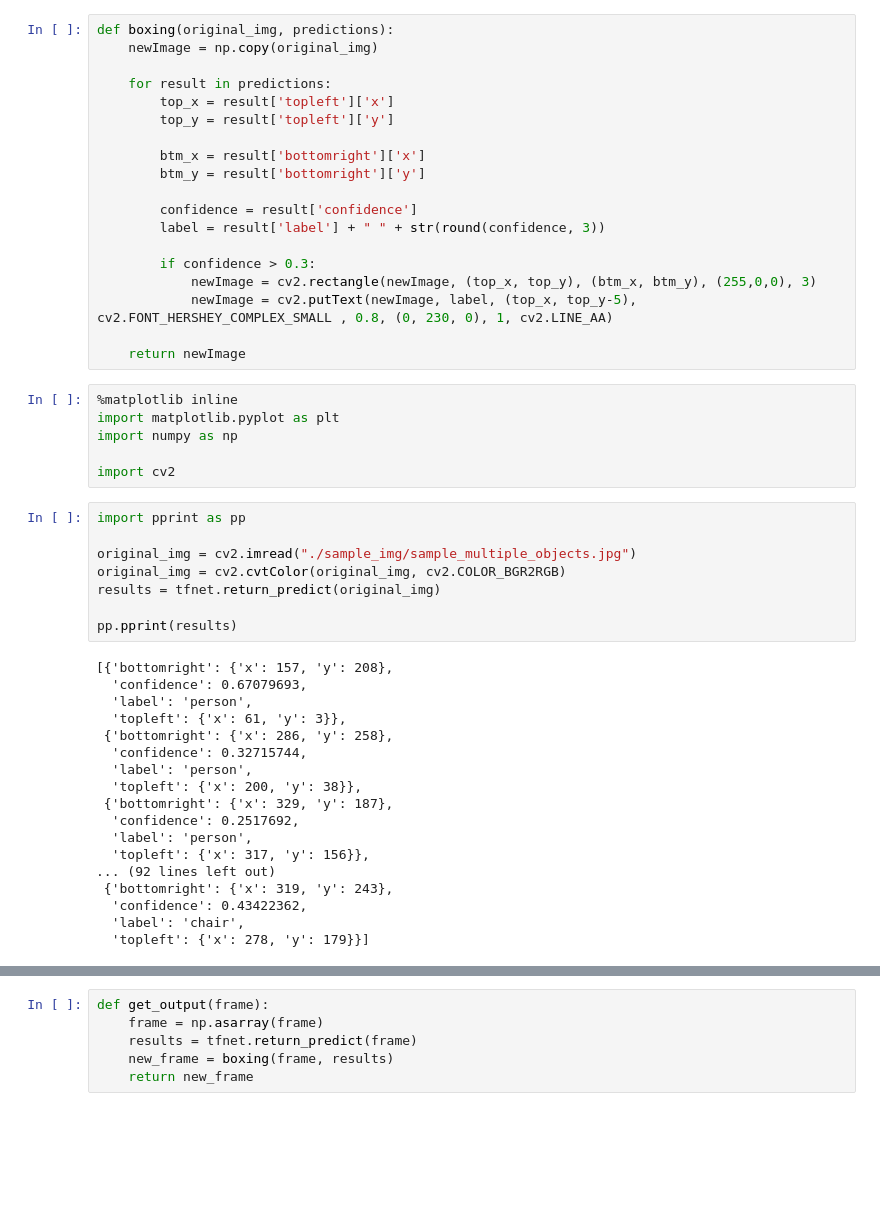
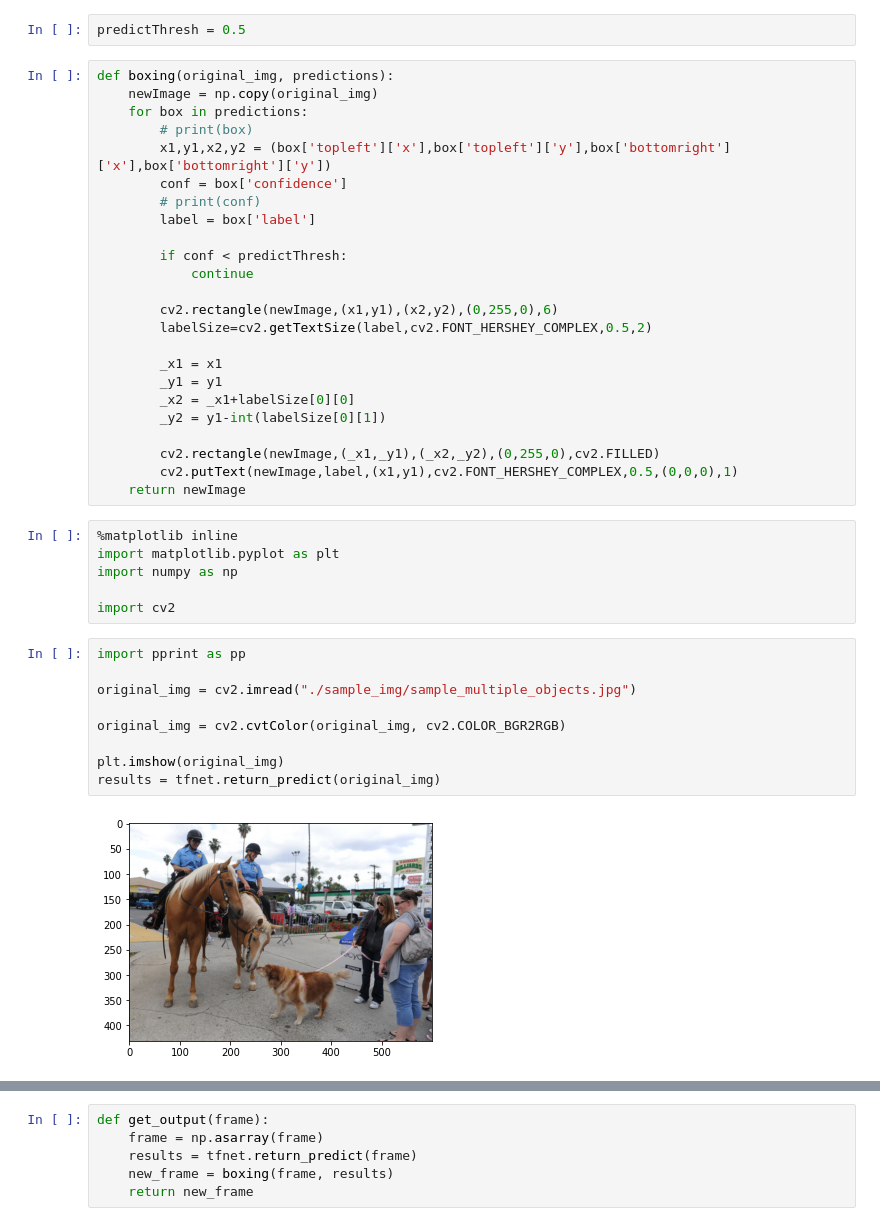
Before and after one commit to gaganag50/ObjectDetection, a Jupyter notebook: YOLO.ipynb, the cells around one changed output, grey strips where cells are left out. Drawn from its saved outputs; the diff is of its cells as text; blank space fills up the shorter version.

```diff
--- a/YOLO.ipynb
+++ b/YOLO.ipynb
@@ -28,21 +28,28 @@ Finished in 8.082562446594238s
+# %%
+predictThresh = 0.5
 # %%
 def boxing(original_img, predictions):
     newImage = np.copy(original_img)
+    for box in predictions:
+        # print(box)
+        x1,y1,x2,y2 = (box['topleft']['x'],box['topleft']['y'],box['bottomright']['x'],box['bottomright']['y'])
+        conf = box['confidence']
+        # print(conf)
+        label = box['label']
 
-    for result in predictions:
-        top_x = result['topleft']['x']
-        top_y = result['topleft']['y']
+        if conf < predictThresh:
+            continue
 
-        btm_x = result['bottomright']['x']
-        btm_y = result['bottomright']['y']
+        cv2.rectangle(newImage,(x1,y1),(x2,y2),(0,255,0),6)
+        labelSize=cv2.getTextSize(label,cv2.FONT_HERSHEY_COMPLEX,0.5,2)
 
-        confidence = result['confidence']
-        label = result['label'] + " " + str(round(confidence, 3))
+        _x1 = x1
+        _y1 = y1
+        _x2 = _x1+labelSize[0][0]
+        _y2 = y1-int(labelSize[0][1])
 
-        if confidence > 0.3:
-            newImage = cv2.rectangle(newImage, (top_x, top_y), (btm_x, btm_y), (255,0,0), 3)
-            newImage = cv2.putText(newImage, label, (top_x, top_y-5), cv2.FONT_HERSHEY_COMPLEX_SMALL , 0.8, (0, 230, 0), 1, cv2.LINE_AA)
-
+        cv2.rectangle(newImage,(_x1,_y1),(_x2,_y2),(0,255,0),cv2.FILLED)
+        cv2.putText(newImage,label,(x1,y1),cv2.FONT_HERSHEY_COMPLEX,0.5,(0,0,0),1)
     return newImage
 # %%
 %matplotlib inline
@@ -53,26 +60,11 @@ import cv2
 # %%
 import pprint as pp
 
 original_img = cv2.imread("./sample_img/sample_multiple_objects.jpg")
+
 original_img = cv2.cvtColor(original_img, cv2.COLOR_BGR2RGB)
+
+plt.imshow(original_img)
 results = tfnet.return_predict(original_img)
-
-pp.pprint(results)
 # %% [output]
-[{'bottomright': {'x': 157, 'y': 208},
-  'confidence': 0.67079693,
-  'label': 'person',
-  'topleft': {'x': 61, 'y': 3}},
- {'bottomright': {'x': 286, 'y': 258},
-  'confidence': 0.32715744,
-  'label': 'person',
-  'topleft': {'x': 200, 'y': 38}},
- {'bottomright': {'x': 329, 'y': 187},
-  'confidence': 0.2517692,
-  'label': 'person',
-  'topleft': {'x': 317, 'y': 156}},
-... (92 lines left out)
- {'bottomright': {'x': 319, 'y': 243},
-  'confidence': 0.43422362,
-  'label': 'chair',
-  'topleft': {'x': 278, 'y': 179}}]
+[figure, added]
```
Also changed, not shown: parts of 4 cells of this notebook, 5 other files.
